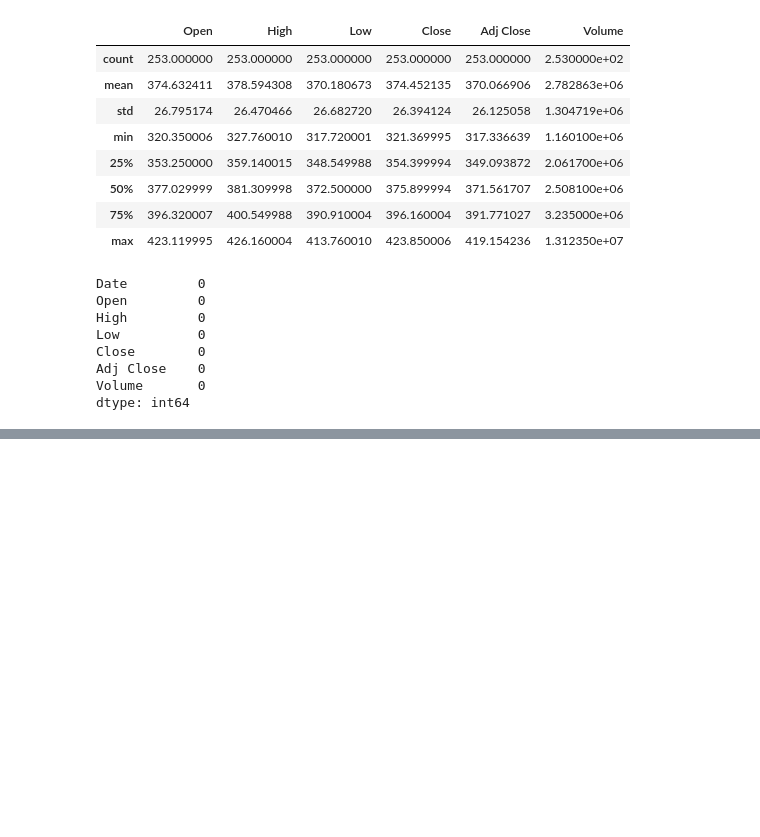
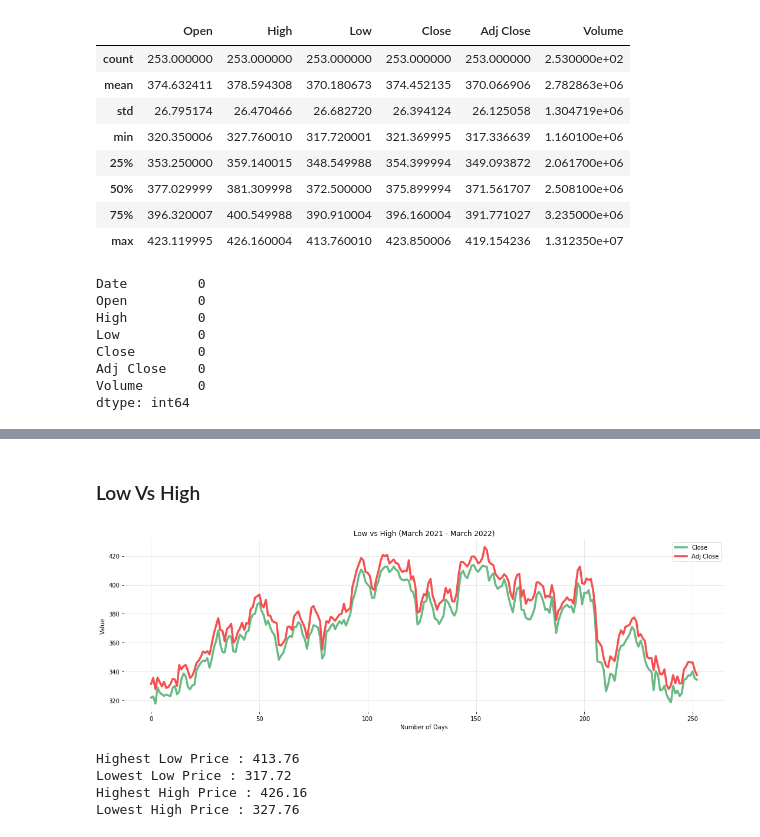
Before and after one commit to siddhant-afk/InsightBoard, a Jupyter notebook: stock_eda.ipynb, the cells around one changed output, grey strips where cells are left out. Drawn from its saved outputs; the diff is of its cells as text; code cells hidden in the pictures; blank space fills up the shorter version.

```diff
--- a/stock_eda.ipynb
+++ b/stock_eda.ipynb
@@ -62,0 +90,25 @@ dtype: int64
+# %% [markdown]
+### Low Vs High
+# %%
+plt.figure(figsize=(15,5))
+plt.rcParams['lines.linewidth']='3.5'
+plt.plot(list(range(0,253)),df["Low"],label="Close",c="#68B984")
+plt.plot(list(range(0,253)),df["High"],label="Adj Close", c="#F55050")
+plt.legend()
+plt.title("Low vs High (March 2021 - March 2022)")
+plt.xlabel("Number of Days")
+plt.ylabel("Value")
+plt.grid(True,linewidth=0.5,alpha=0.5)
+plt.tight_layout();
+# %% [output]
+[figure, added]
+# %%
+print(f'Highest Low Price : {max(df["Low"]):.2f}')
+print(f'Lowest Low Price : {min(df["Low"]):.2f}')
+print(f'Highest High Price : {max(df["High"]):.2f}')
+print(f'Lowest High Price : {min(df["High"]):.2f}')
+# %% [output]
+Highest Low Price : 413.76
+Lowest Low Price : 317.72
+Highest High Price : 426.16
+Lowest High Price : 327.76
```
Also changed, not shown: parts of 4 cells of this notebook.
